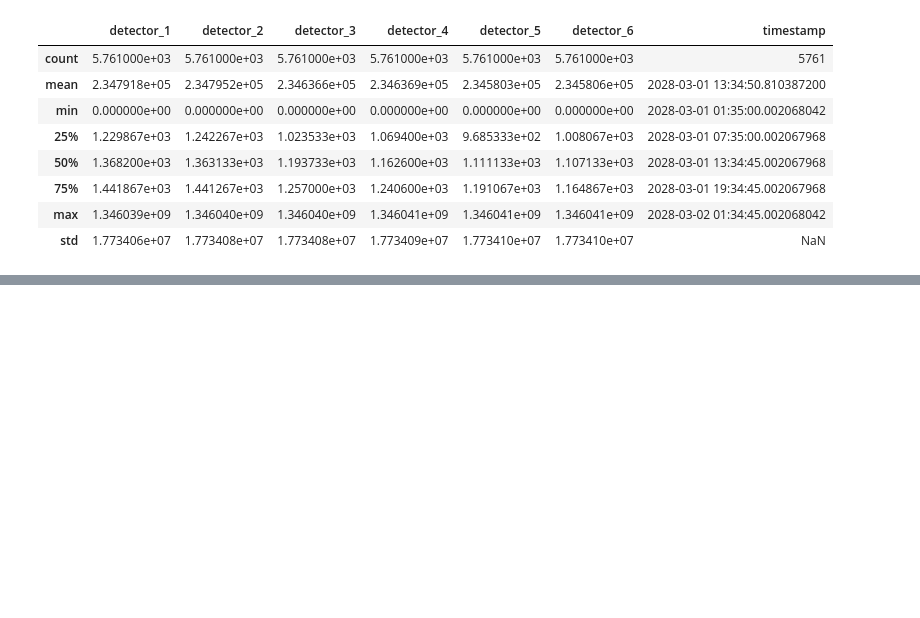
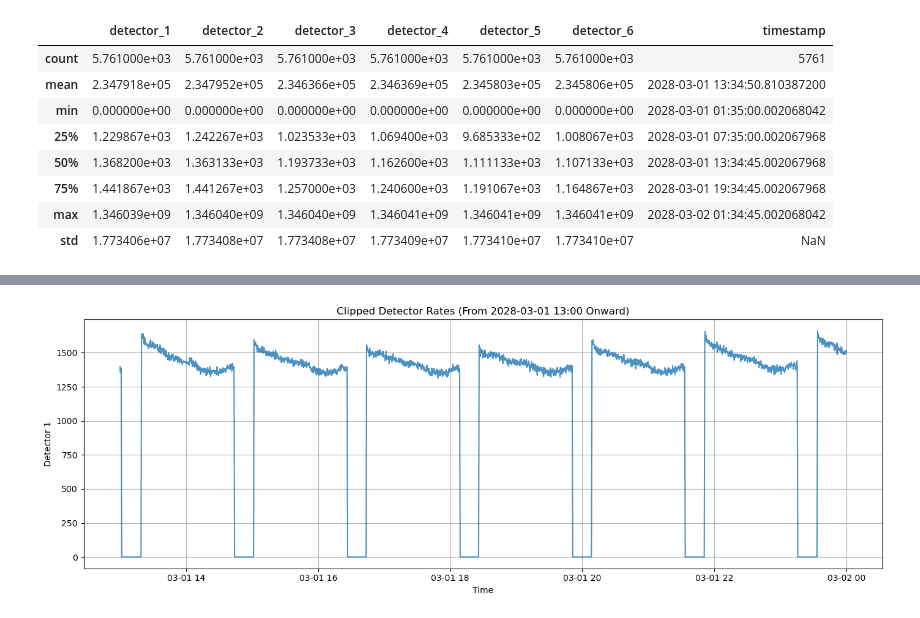
Before and after one commit to ClotanPaul/AI_industry, a Jupyter notebook: Project/Data exploration.ipynb, the cells around one changed output, grey strips where cells are left out. Saved outputs shown, nothing was run; the diff lists cells and outputs as text; code cells hidden in the pictures; blank space fills up the shorter version.

```diff
--- a/Project/Data exploration.ipynb
+++ b/Project/Data exploration.ipynb
@@ -136,0 +141,33 @@ plt.show()
+# %%
+#function to plot the detector signal. parameter - the number of detectors we want to plot
+def plot_detectors(detect_number):
+
+    if detect_number > 1:
+        fig, axs = plt.subplots(nrows=detect_number, ncols=1, figsize=(14, 12), sharex=True)
+
+        for i in range(detect_number):
+            ax = axs[i]
+            clipped = clean_rates_df[f'detector_{i+1}']
+            ax.plot(clean_rates_df['timestamp'], clipped, color='C'+str(i), alpha=0.8)
+            ax.set_ylabel(f'Detector {i+1}')
+            ax.grid(True)
+
+        axs[0].set_title("Clipped Detector Rates (From 2028-03-01 13:00 Onward)")
+        axs[-1].set_xlabel("Time")
+
+        plt.tight_layout()
+        plt.show()
+    else:
+        plt.figure(figsize=(14, 5))
+        clipped = clean_rates_df[f'detector_{detect_number}'].clip(upper=1e5)
+        plt.plot(clean_rates_df['timestamp'], clipped, color=f'C{detect_number-1}', alpha=0.8)
+        plt.ylabel(f'Detector {detect_number}')  # ✅ FIXED
+        plt.title("Clipped Detector Rates (From 2028-03-01 13:00 Onward)")
+        plt.xlabel("Time")
+        plt.grid(True)
+        plt.tight_layout()
+        plt.show()
+# %%
+plot_detectors(1)
+# %% [output]
+[figure, added]
```
Also changed, not shown: parts of 6 cells of this notebook.
